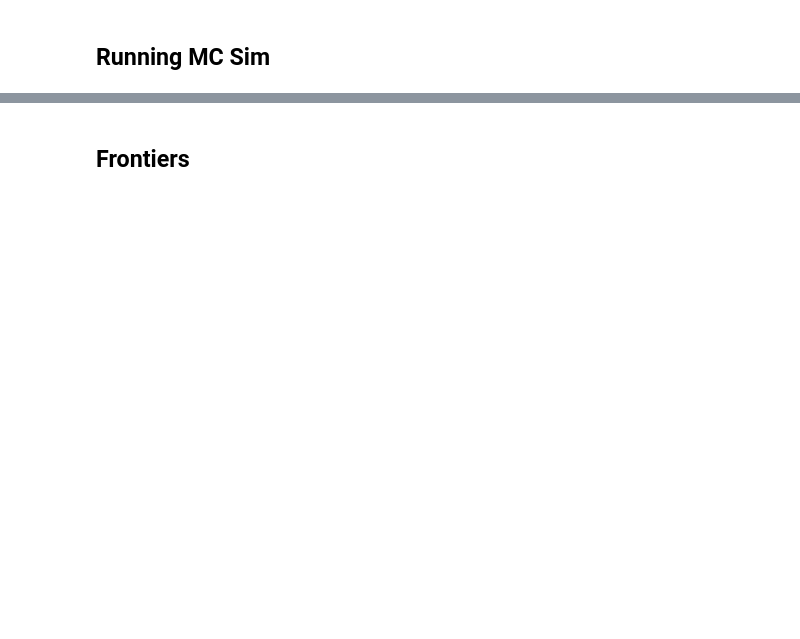
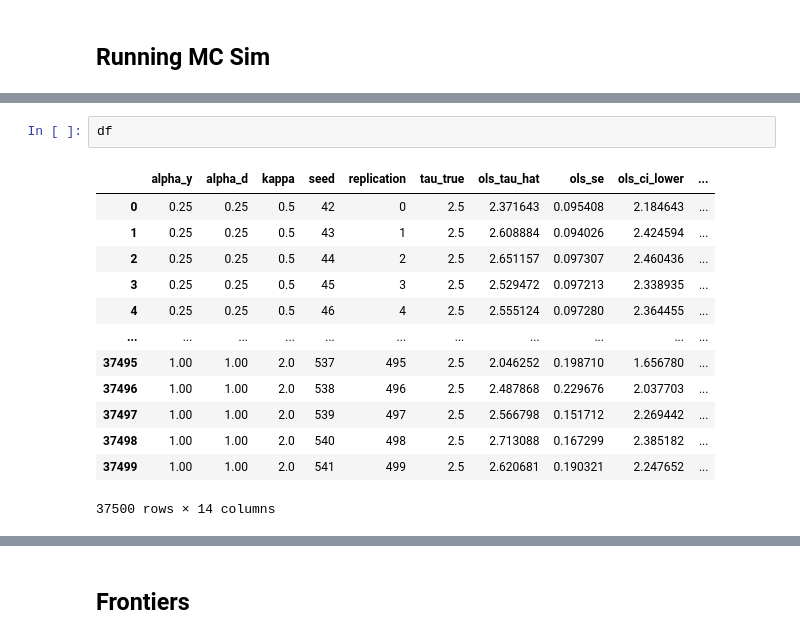
Before and after one commit to daniloldn/Causal_Ml_Monte_Carlo, a Jupyter notebook: notebooks/simulations.ipynb, the cells around one changed output, grey strips where cells are left out. Drawn from its saved outputs; the diff is of its cells as text; blank space fills up the shorter version.

```diff
--- a/notebooks/simulations.ipynb
+++ b/notebooks/simulations.ipynb
@@ -23,3 +33,19 @@ df = run_simulation_grid(config, save_each=True)
+# %%
+df
+# %% [output]
+|  | alpha_y | alpha_d | kappa | seed | replication | tau_true | ols_tau_hat | ols_se | ols_ci_lower | ... |
+| 0 | 0.25 | 0.25 | 0.5 | 42 | 0 | 2.5 | 2.371643 | 0.095408 | 2.184643 | ... |
+| 1 | 0.25 | 0.25 | 0.5 | 43 | 1 | 2.5 | 2.608884 | 0.094026 | 2.424594 | ... |
+| 2 | 0.25 | 0.25 | 0.5 | 44 | 2 | 2.5 | 2.651157 | 0.097307 | 2.460436 | ... |
+| 3 | 0.25 | 0.25 | 0.5 | 45 | 3 | 2.5 | 2.529472 | 0.097213 | 2.338935 | ... |
+| 4 | 0.25 | 0.25 | 0.5 | 46 | 4 | 2.5 | 2.555124 | 0.097280 | 2.364455 | ... |
+| ... | ... | ... | ... | ... | ... | ... | ... | ... | ... | ... |
+| 37495 | 1.00 | 1.00 | 2.0 | 537 | 495 | 2.5 | 2.046252 | 0.198710 | 1.656780 | ... |
+| 37496 | 1.00 | 1.00 | 2.0 | 538 | 496 | 2.5 | 2.487868 | 0.229676 | 2.037703 | ... |
+| 37497 | 1.00 | 1.00 | 2.0 | 539 | 497 | 2.5 | 2.566798 | 0.151712 | 2.269442 | ... |
+| 37498 | 1.00 | 1.00 | 2.0 | 540 | 498 | 2.5 | 2.713088 | 0.167299 | 2.385182 | ... |
+| 37499 | 1.00 | 1.00 | 2.0 | 541 | 499 | 2.5 | 2.620681 | 0.190321 | 2.247652 | ... |
+37500 rows × 14 columns
 # %%
 summary_df = summarize_df(df)
 summary_df.head()
```
Also changed, not shown: parts of 13 cells of this notebook, 2 other files.
